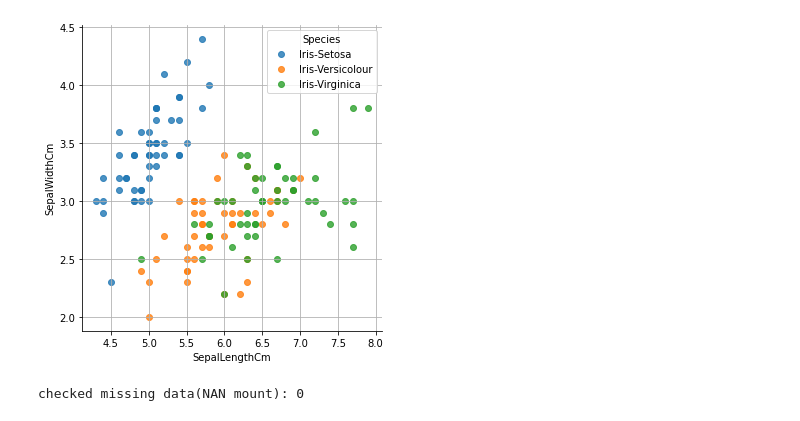
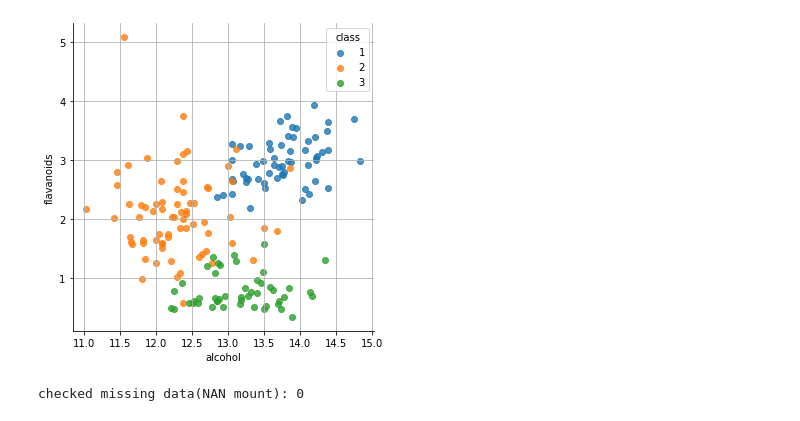
Before and after one commit to AndyFreeeeman/Model_Predict, a Jupyter notebook: Model_Predict.ipynb, the cells around one changed output. Saved outputs shown, nothing was run; the diff lists cells and outputs as text; code cells hidden in the pictures.

```diff
--- a/Model_Predict.ipynb
+++ b/Model_Predict.ipynb
@@ -41,8 +36,8 @@ print(y)
 # %%
 # 輸入資料
 
-iris = load_iris()
-df_data = pd.DataFrame(data= np.c_[iris['data'], iris['target']],
-                     columns= ['SepalLengthCm','SepalWidthCm','PetalLengthCm','PetalWidthCm','Species'])
+wine = load_wine()
+df_data = pd.DataFrame(data= np.c_[wine['data'], wine['target']],
+                     columns= ['alcohol','malic_acid','ash','alcalinity_of_ash','magnesium','total_phenols','flavanoids','nonflavanoid_phenols','proanthocyanins','color_intensity','hue','od280/od315_of_diluted_wines','proline','class'])
 df_data
 # %% [output]
@@ -90,11 +96,11 @@ sns.heatmap(corr, square=True, annot=True, cmap="RdBu_r")
 # %%
 # sns散佈圖
 
-sns.lmplot("SepalLengthCm", "SepalWidthCm", hue='Species', data=df_data, fit_reg=False, legend=False)
-plt.legend(title='Species', loc='upper right', labels=['Iris-Setosa', 'Iris-Versicolour', 'Iris-Virginica'])
+sns.lmplot("alcohol", "flavanoids", hue='class', data=df_data, fit_reg=False, legend=False)
+plt.legend(title='class', loc='upper right', labels=['1', '2', '3'])
 plt.grid(True)
 # %% [output]
-[figure, old version]
+[figure, new version]
 # %%
 # 資料清理 移除缺失的data
 
```
Also changed, not shown: parts of 14 cells of this notebook.
